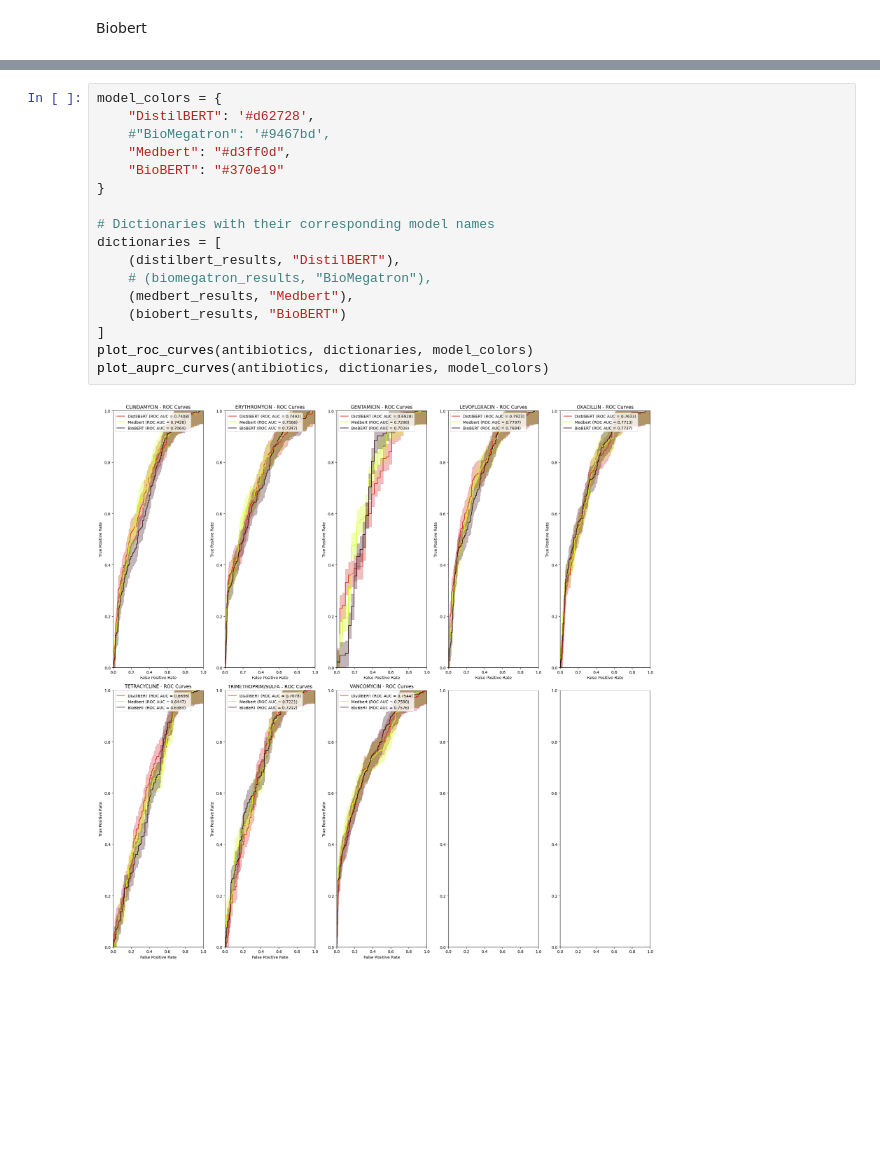
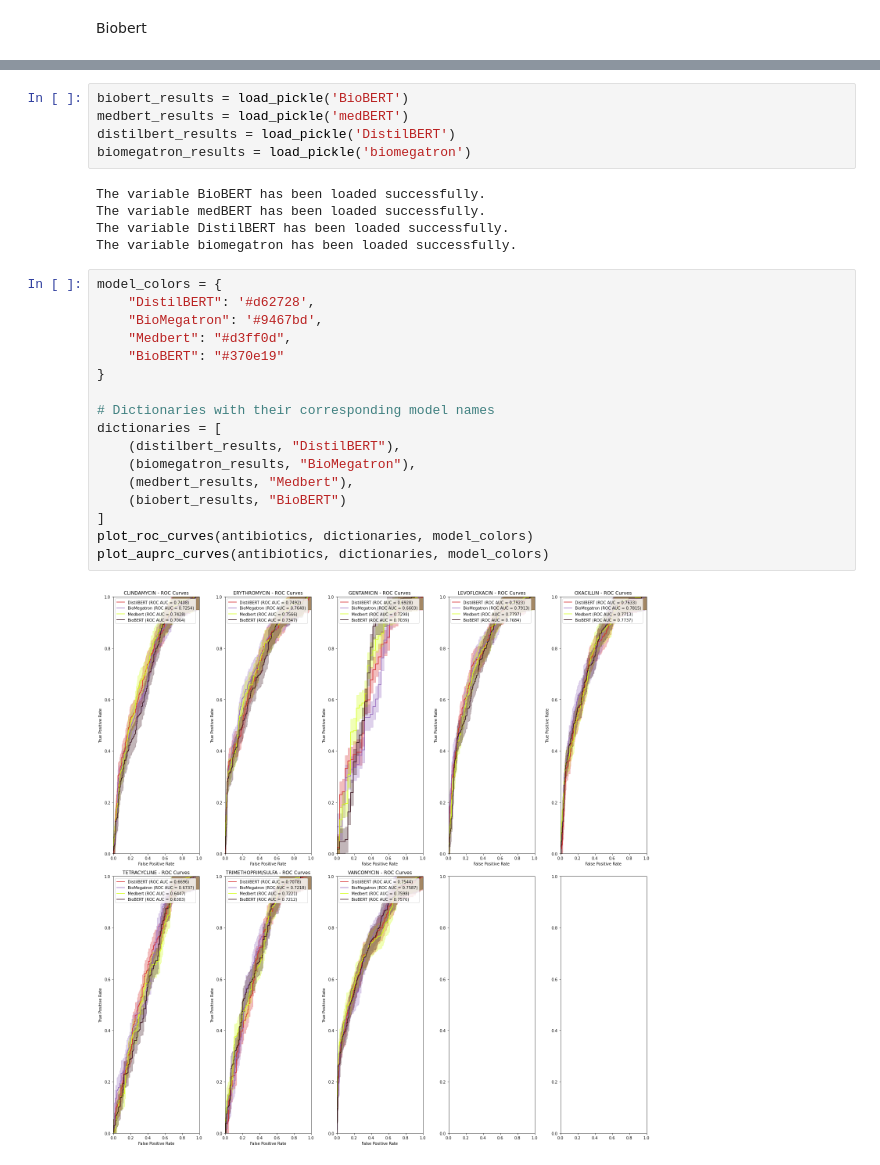
Before and after one commit to Simonlee711/antibiotics-fm-benchmark, a Jupyter notebook: benchmark.ipynb, the cells around one changed output, grey strips where cells are left out. Drawn from its saved outputs; the diff is of its cells as text; blank space fills up the shorter version.

Commit message:
Updating results with biomegatron

```diff
--- a/benchmark.ipynb
+++ b/benchmark.ipynb
@@ -418,19 +337,29 @@ Results for TETRACYCLINE:
+# %%
+biobert_results = load_pickle('BioBERT')
+medbert_results = load_pickle('medBERT')
+distilbert_results = load_pickle('DistilBERT')
+biomegatron_results = load_pickle('biomegatron')
+# %% [output]
+The variable BioBERT has been loaded successfully.
+The variable medBERT has been loaded successfully.
+The variable DistilBERT has been loaded successfully.
+The variable biomegatron has been loaded successfully.
 # %%
 model_colors = {
     "DistilBERT": '#d62728',
-    #"BioMegatron": '#9467bd',
+    "BioMegatron": '#9467bd',
     "Medbert": "#d3ff0d",
     "BioBERT": "#370e19"
 }
 
 # Dictionaries with their corresponding model names
 dictionaries = [
     (distilbert_results, "DistilBERT"),
-    # (biomegatron_results, "BioMegatron"),
+    (biomegatron_results, "BioMegatron"),
     (medbert_results, "Medbert"),
     (biobert_results, "BioBERT")
 ]
 plot_roc_curves(antibiotics, dictionaries, model_colors)
 plot_auprc_curves(antibiotics, dictionaries, model_colors)
 # %% [output]
-[figure, old version]
+[figure, new version]
```
Also changed, not shown: parts of 11 cells of this notebook, 3 other files.
